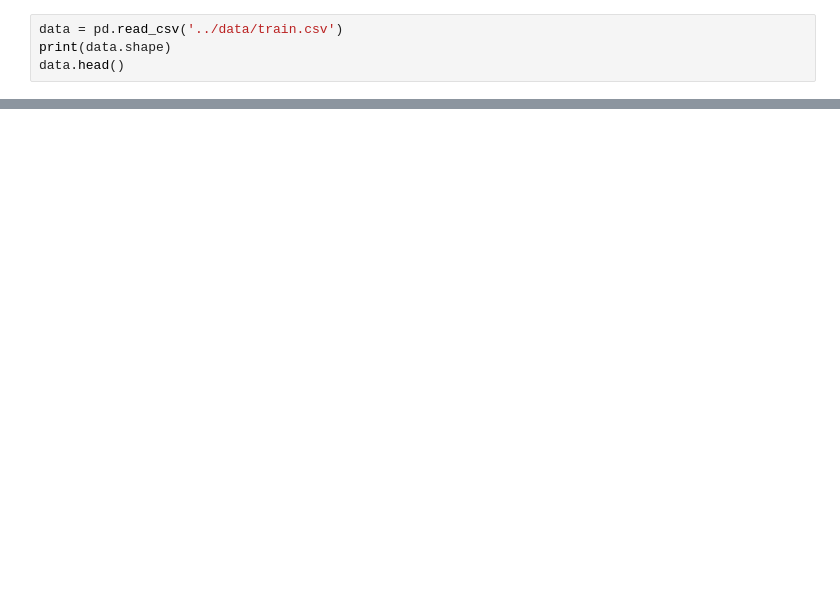
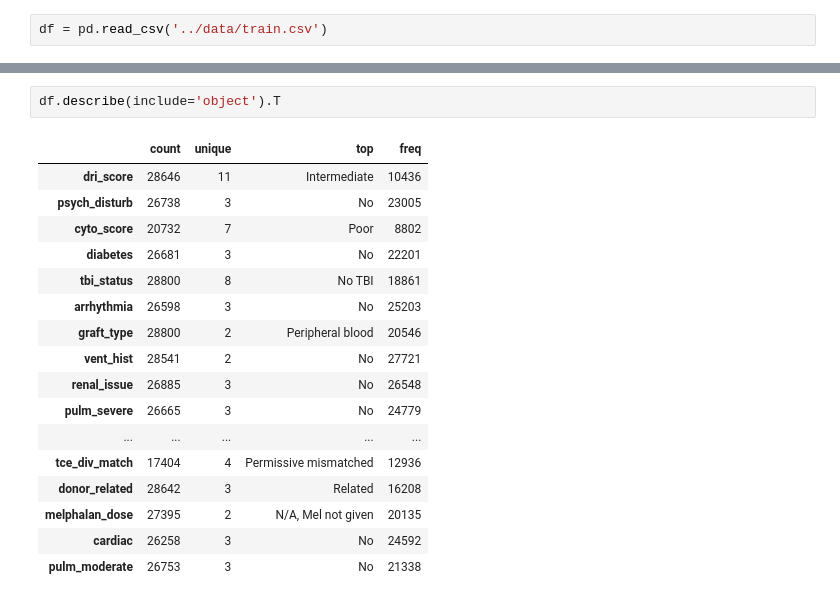
Before and after one commit to AlexBoving/cibmtr-equity-in-post-hct-survival-predictions, a Jupyter notebook: notebooks/eda.ipynb, the cells around one changed output, grey strips where cells are left out. Saved outputs shown, nothing was run; the diff lists cells and outputs as text; blank space fills up the shorter version.

```diff
--- a/notebooks/eda.ipynb
+++ b/notebooks/eda.ipynb
@@ -3,5 +16,3 @@ import pandas as pd
 # %%
-data = pd.read_csv('../data/train.csv')
-print(data.shape)
-data.head()
+df = pd.read_csv('../data/train.csv')
 # %% [output]
@@ -37,0 +134,20 @@ dtype: int64
+# %%
+df.describe(include='object').T
+# %% [output]
+|  | count | unique | top | freq |
+| dri_score | 28646 | 11 | Intermediate | 10436 |
+| psych_disturb | 26738 | 3 | No | 23005 |
+| cyto_score | 20732 | 7 | Poor | 8802 |
+| diabetes | 26681 | 3 | No | 22201 |
+| tbi_status | 28800 | 8 | No TBI | 18861 |
+| arrhythmia | 26598 | 3 | No | 25203 |
+| graft_type | 28800 | 2 | Peripheral blood | 20546 |
+| vent_hist | 28541 | 2 | No | 27721 |
+| renal_issue | 26885 | 3 | No | 26548 |
+| pulm_severe | 26665 | 3 | No | 24779 |
+| ... | ... | ... | ... | ... |
+| tce_div_match | 17404 | 4 | Permissive mismatched | 12936 |
+| donor_related | 28642 | 3 | Related | 16208 |
+| melphalan_dose | 27395 | 2 | N/A, Mel not given | 20135 |
+| cardiac | 26258 | 3 | No | 24592 |
+| pulm_moderate | 26753 | 3 | No | 21338 |
```
Also changed, not shown: parts of 26 cells of this notebook, 1 other file.
